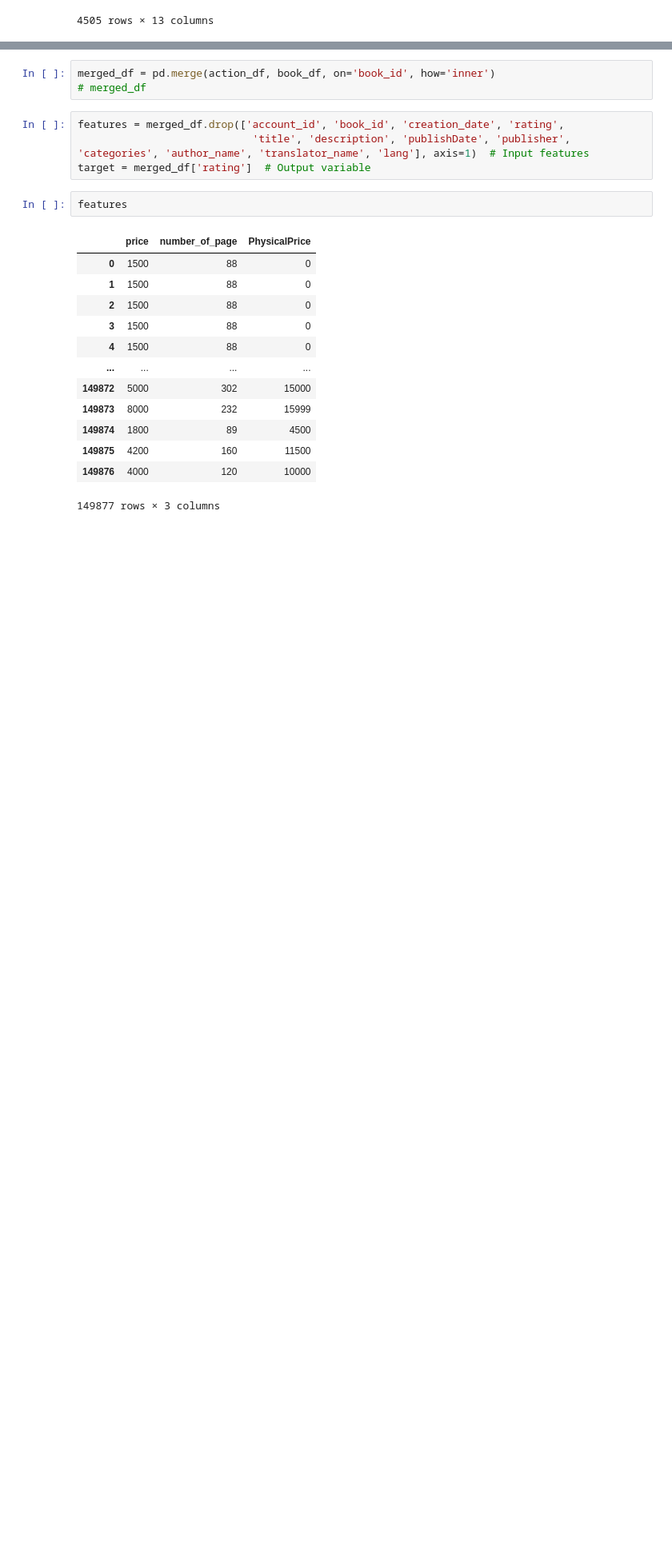
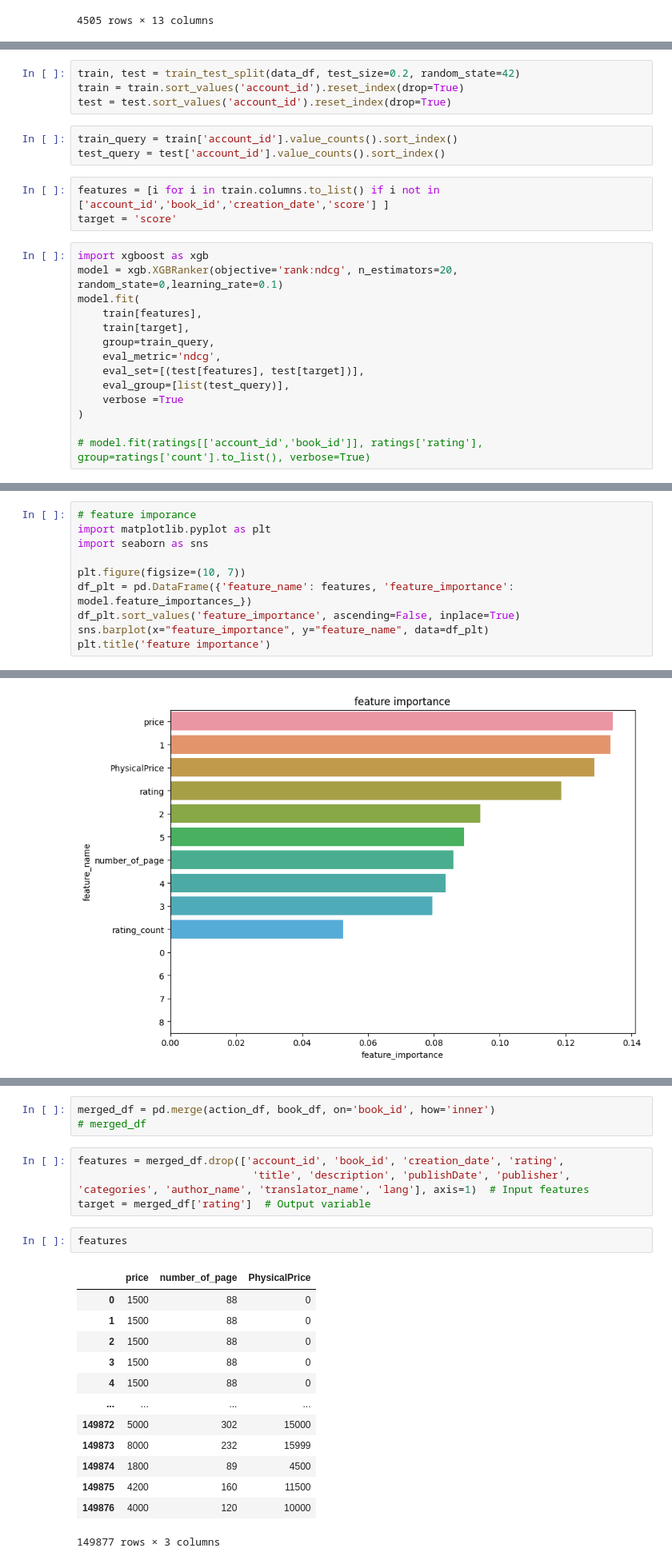
Before and after one commit to abolfazlyarian/task1, a Jupyter notebook: test.ipynb, the cells around one changed output, grey strips where cells are left out. Shown at 80% size. Cells and saved outputs as stored; diff of their text form; blank space fills up the shorter version.

Commit message:
finish test

```diff
--- a/test.ipynb
+++ b/test.ipynb
@@ -130,0 +164,24 @@ len(book_df['categories'].unique())
+# %%
+train, test = train_test_split(data_df, test_size=0.2, random_state=42)
+train = train.sort_values('account_id').reset_index(drop=True)
+test = test.sort_values('account_id').reset_index(drop=True)
+# %%
+train_query = train['account_id'].value_counts().sort_index()
+test_query = test['account_id'].value_counts().sort_index()
+# %%
+features = [i for i in train.columns.to_list() if i not in ['account_id','book_id','creation_date','score'] ]
+target = 'score'
+# %%
+import xgboost as xgb
+model = xgb.XGBRanker(objective='rank:ndcg', n_estimators=20, random_state=0,learning_rate=0.1)
+model.fit(
+    train[features],
+    train[target],
+    group=train_query,
+    eval_metric='ndcg',
+    eval_set=[(test[features], test[target])],
+    eval_group=[list(test_query)],
+    verbose =True
+)
+
+# model.fit(ratings[['account_id','book_id']], ratings['rating'], group=ratings['count'].to_list(), verbose=True)
@@ -130,0 +225,11 @@ len(book_df['categories'].unique())
+# %%
+# feature imporance
+import matplotlib.pyplot as plt
+import seaborn as sns
+
+plt.figure(figsize=(10, 7))
+df_plt = pd.DataFrame({'feature_name': features, 'feature_importance': model.feature_importances_})
+df_plt.sort_values('feature_importance', ascending=False, inplace=True)
+sns.barplot(x="feature_importance", y="feature_name", data=df_plt)
+plt.title('feature importance')
+# %% [output]
@@ -130,0 +237 @@ len(book_df['categories'].unique())
+[figure, added]
```
Also changed, not shown: parts of 19 cells of this notebook.
